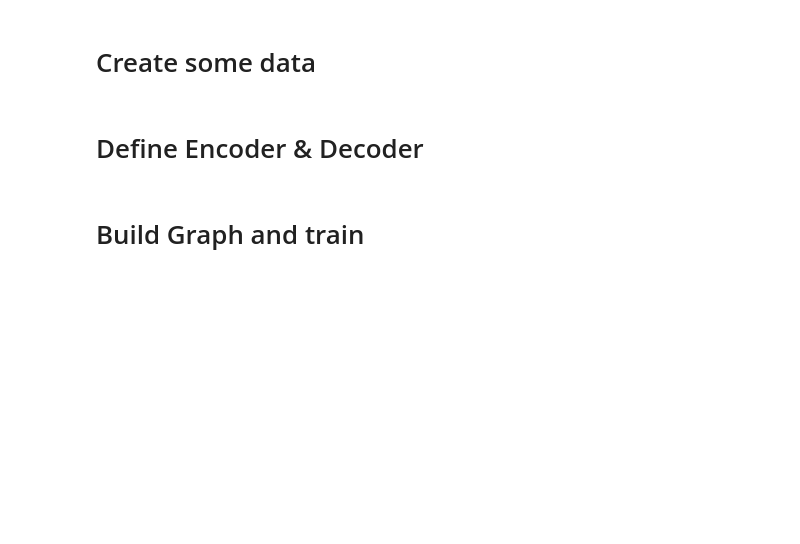
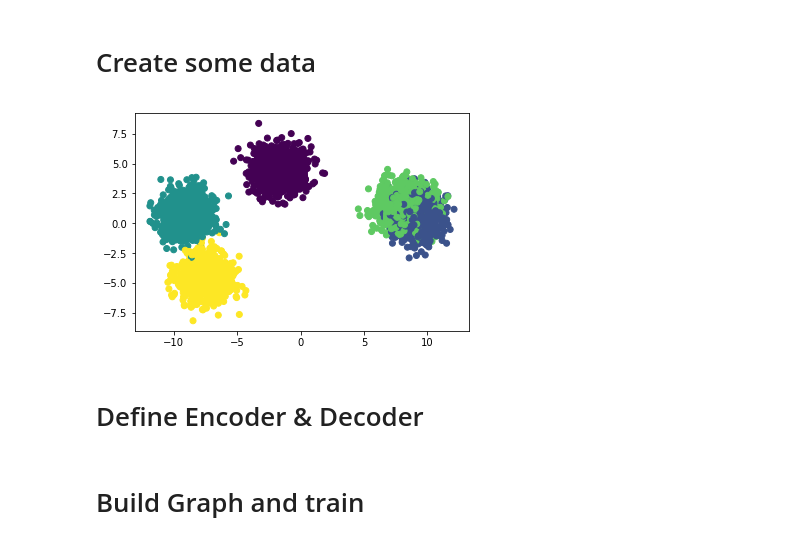
Before and after one commit to dauparas/tensorflow_examples, a Jupyter notebook: vqvae_clusters.ipynb, the cells around one changed output. Cells and saved outputs as stored; diff of their text form; code cells hidden in the pictures; blank space fills up the shorter version.

```diff
--- a/vqvae_clusters.ipynb
+++ b/vqvae_clusters.ipynb
@@ -44,4 +33,8 @@ X, y = make_blobs(n_samples=5000, centers=7, n_features=50,random_state=0)
 data_variance = np.var(X)
+# %%
+plt.scatter(X[:,0], X[:,1], c=y);
+# %% [output]
+[figure, added]
 # %% [markdown]
 # Define Encoder & Decoder
 # %%
```
Also changed, not shown: parts of 8 cells of this notebook.
